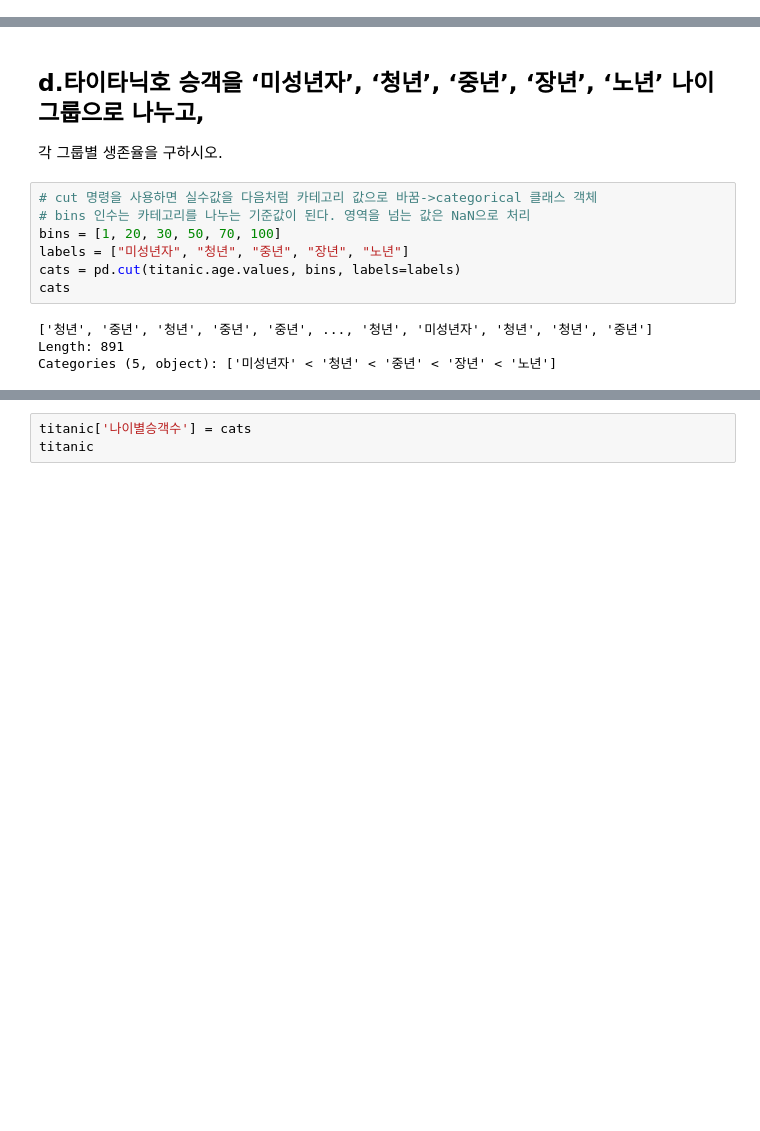
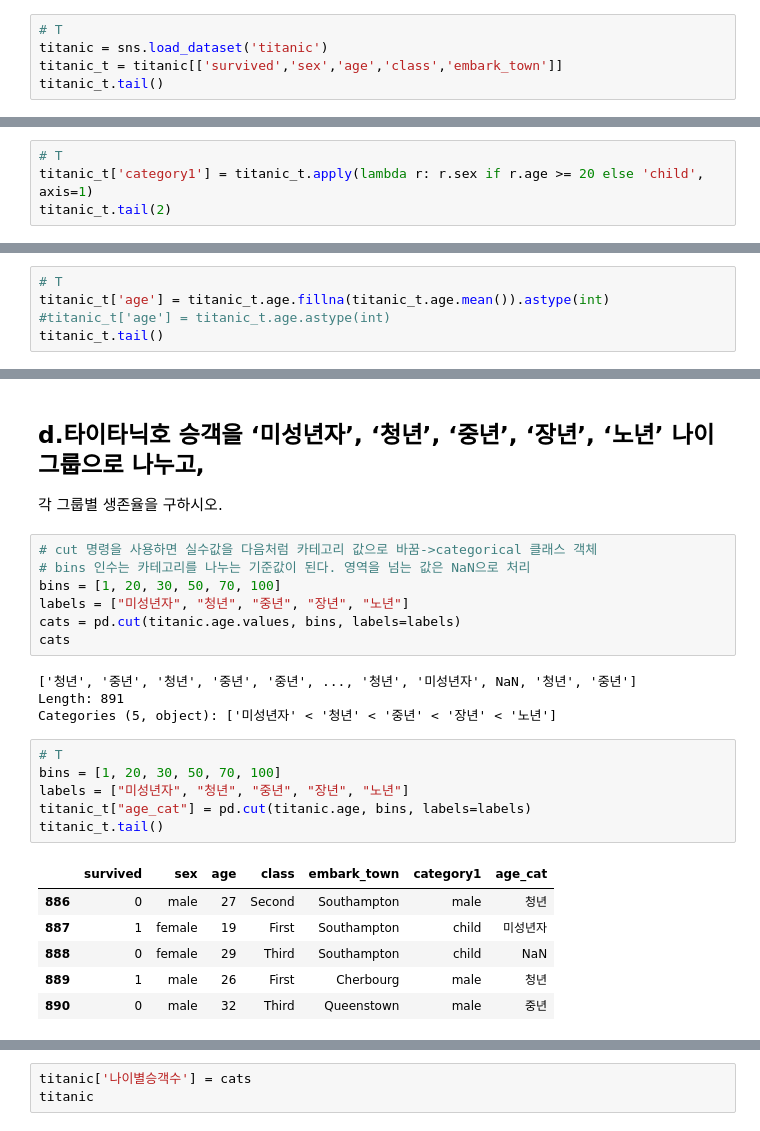
Before and after one commit to yisokim/Data-Analysis-2021, a Jupyter notebook: HW/H.W_0602.ipynb, the cells around one changed output, grey strips where cells are left out. Cells and saved outputs as stored; diff of their text form; blank space fills up the shorter version.

```diff
--- a/HW/H.W_0602.ipynb
+++ b/HW/H.W_0602.ipynb
@@ -18,3 +23,8 @@ titanic.head()
 | 2 | 1 | 3 | female | 26.0 | 0 | 0 | 7.9250 | S | Third | woman | ... |
 | 3 | 1 | 1 | female | 35.0 | 1 | 0 | 53.1000 | S | First | woman | ... |
 | 4 | 0 | 3 | male | 35.0 | 0 | 0 | 8.0500 | S | Third | man | ... |
+# %%
+# T
+titanic = sns.load_dataset('titanic')
+titanic_t = titanic[['survived','sex','age','class','embark_town']]
+titanic_t.tail()
@@ -31,3 +49,7 @@ titanic.head()
 | 2 | 1 | 3 | female | 26.0 | 0 | 0 | 7.9250 | S | Third | woman | ... |
 | 3 | 1 | 1 | female | 35.0 | 1 | 0 | 53.1000 | S | First | woman | ... |
 | 4 | 0 | 3 | male | 35.0 | 0 | 0 | 8.0500 | S | Third | man | ... |
+# %%
+# T
+titanic_t['category1'] = titanic_t.apply(lambda r: r.sex if r.age >= 20 else 'child', axis=1)
+titanic_t.tail(2)
@@ -44,3 +70,8 @@ titanic.tail()
 | 888 | 0 | 3 | female | 30.0 | 1 | 2 | 23.45 | S | Third | woman | ... |
 | 889 | 1 | 1 | male | 26.0 | 0 | 0 | 30.00 | C | First | man | ... |
 | 890 | 0 | 3 | male | 32.0 | 0 | 0 | 7.75 | Q | Third | man | ... |
+# %%
+# T
+titanic_t['age'] = titanic_t.age.fillna(titanic_t.age.mean()).astype(int)
+#titanic_t['age'] = titanic_t.age.astype(int)
+titanic_t.tail()
@@ -88,6 +156,19 @@ labels = ["미성년자", "청년", "중년", "장년", "노년"]
 cats = pd.cut(titanic.age.values, bins, labels=labels)
 cats
 # %% [output]
-['청년', '중년', '청년', '중년', '중년', ..., '청년', '미성년자', '청년', '청년', '중년']
+['청년', '중년', '청년', '중년', '중년', ..., '청년', '미성년자', NaN, '청년', '중년']
 Length: 891
 Categories (5, object): ['미성년자' < '청년' < '중년' < '장년' < '노년']
+# %%
+# T
+bins = [1, 20, 30, 50, 70, 100]
+labels = ["미성년자", "청년", "중년", "장년", "노년"]
+titanic_t["age_cat"] = pd.cut(titanic.age, bins, labels=labels)
+titanic_t.tail()
+# %% [output]
+|  | survived | sex | age | class | embark_town | category1 | age_cat |
+| 886 | 0 | male | 27 | Second | Southampton | male | 청년 |
+| 887 | 1 | female | 19 | First | Southampton | child | 미성년자 |
+| 888 | 0 | female | 29 | Third | Southampton | child | NaN |
+| 889 | 1 | male | 26 | First | Cherbourg | male | 청년 |
+| 890 | 0 | male | 32 | Third | Queenstown | male | 중년 |
```
Also changed, not shown: parts of 32 cells of this notebook, 1 other file.
